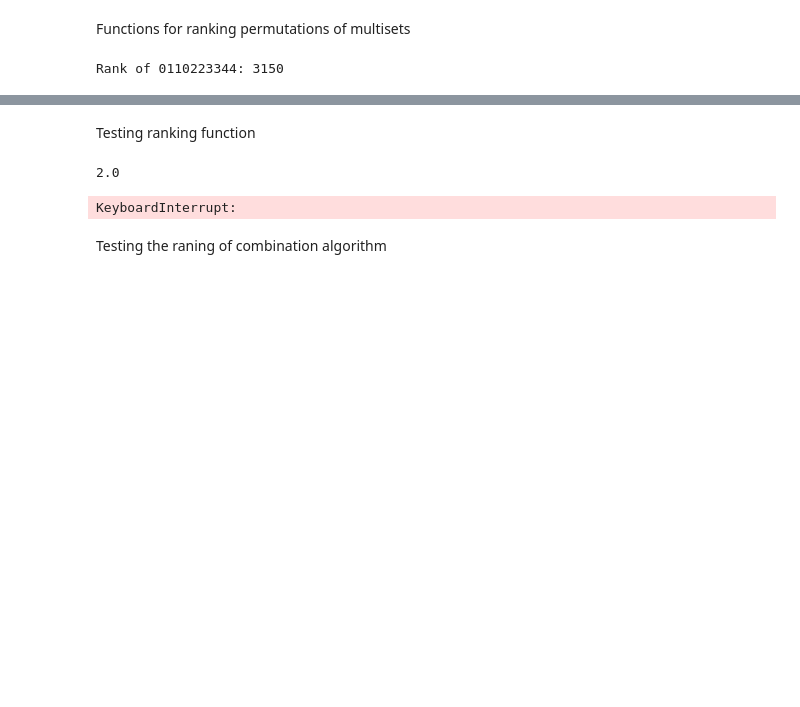
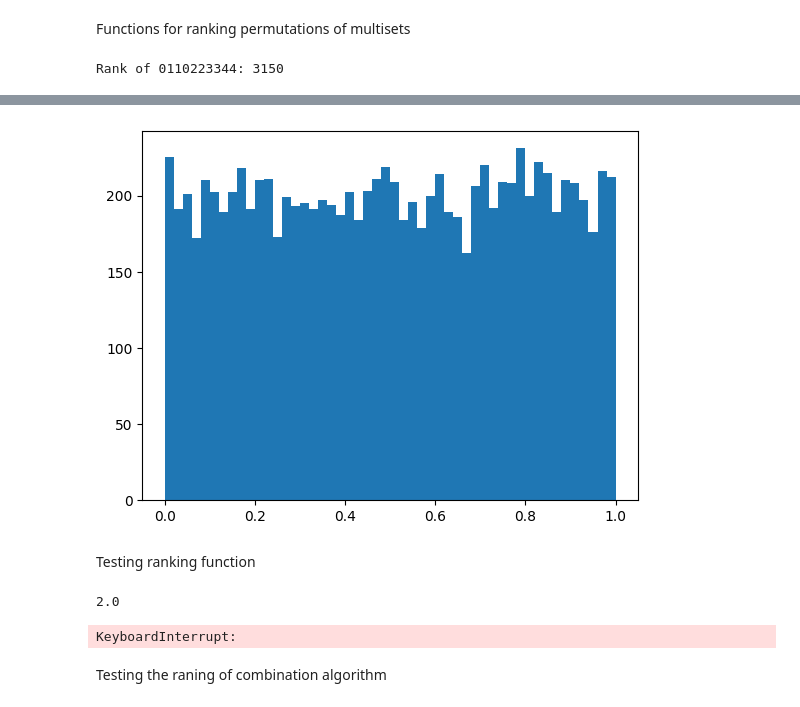
Before and after one commit to B-Moritz/QGA_JSSP, a Jupyter notebook: lab/analysis_of_population_dataset.ipynb, the cells around one changed output, grey strips where cells are left out. Saved outputs shown, nothing was run; the diff lists cells and outputs as text; code cells hidden in the pictures; blank space fills up the shorter version.

```diff
--- a/lab/analysis_of_population_dataset.ipynb
+++ b/lab/analysis_of_population_dataset.ipynb
@@ -156,3 +193,19 @@ Rank of 0110223344: 3150
+# %%
+j = 3
+m = 3
+rankings = []
+multiset = np.repeat(np.arange(j), m)
+for i in range(10000):
+    cur_permutation = create_m_rep_permutation(j, m)
+    rankings.append(rank_multiset_permutation("".join(np.array(multiset).astype(str)), "".join(np.array(cur_permutation).astype(str))))
+
+fig = plt.figure()
+scaler_hash = MinMaxScaler()
+scaled_list = scaler_hash.fit_transform(np.array(rankings).reshape(-1, 1))
+plt.hist(scaled_list, bins=50)
+plt.show()
+# %% [output]
+[figure, added]
 # %% [markdown]
 Testing ranking function
 # %%
```
Also changed, not shown: parts of 3 cells of this notebook, 18 other files.
